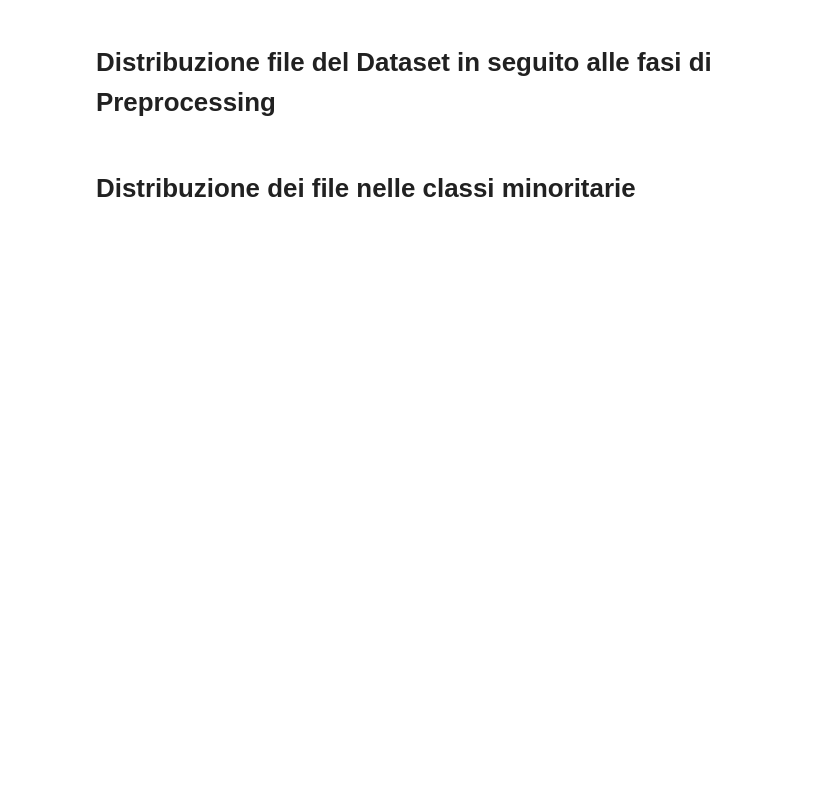
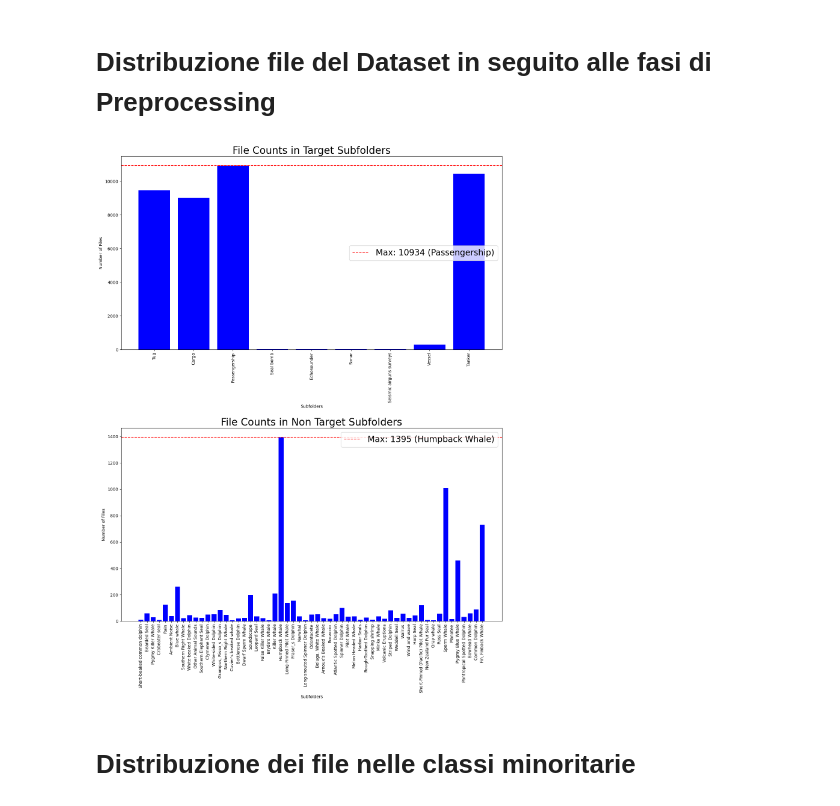
Before and after one commit to IreneGaita/UnderwaterSoundsClassification, a Jupyter notebook: Analisi_Dati/PreprocessingAnalysis.ipynb, the cells around one changed output. Drawn from its saved outputs; the diff is of its cells as text; code cells hidden in the pictures; blank space fills up the shorter version.

```diff
--- a/Analisi_Dati/PreprocessingAnalysis.ipynb
+++ b/Analisi_Dati/PreprocessingAnalysis.ipynb
@@ -57,3 +3,59 @@ plt.show()
+# %%
+# Import necessary libraries
+import os
+import matplotlib.pyplot as plt
+
+# Function to count files in each subfolder
+def count_files_in_subfolders(parent_folder):
+    subfolder_counts = {}
+    for subfolder in os.listdir(parent_folder):
+        subfolder_path = os.path.join(parent_folder, subfolder)
+        if os.path.isdir(subfolder_path):
+            file_count = sum([len(files) for r, d, files in os.walk(subfolder_path)])
+            subfolder_counts[subfolder] = file_count
+    return subfolder_counts
+
+# Paths to the Target and non-target directories
+target_path = 'Modello/Allenamento/Target'
+non_target_path = 'Modello/Allenamento/Non-target'
+
+# Get file counts
+target_counts = count_files_in_subfolders(target_path)
+non_target_counts = count_files_in_subfolders(non_target_path)
+
+# Plotting
+fig, axes = plt.subplots(2, 1, figsize=(14, 19))
+plt.rcParams.update({'font.size': 20})
+
+# Plot for Target
+max_target_value = max(target_counts.values())
+max_target_key = max(target_counts, key=target_counts.get)
+axes[0].bar(target_counts.keys(), target_counts.values(), color='blue')  # Specifica il colore blu
+axes[0].set_title('File Counts in Target Subfolders')
+axes[0].set_xlabel('Subfolders')
+axes[0].set_ylabel('Number of Files')
+axes[0].tick_params(axis='x', rotation=90)  # Ruota le etichette di 90 gradi
+axes[0].axhline(y=max_target_value, color='r', linestyle='--', label=f'Max: {max_target_value} ({max_target_key})')
+axes[0].legend()
+
+# Plot for Non Target
+max_non_target_value = max(non_target_counts.values())
+max_non_target_key = max(non_target_counts, key=non_target_counts.get)
+axes[1].bar(non_target_counts.keys(), non_target_counts.values(), color='blue')  # Specifica il colore blu
+axes[1].set_title('File Counts in Non Target Subfolders')
+axes[1].set_xlabel('Subfolders')
+axes[1].set_ylabel('Number of Files')
+axes[1].tick_params(axis='x', rotation=90)  # Ruota le etichette di 90 gradi
+axes[1].axhline(y=max_non_target_value, color='r', linestyle='--', label=f'Max: {max_non_target_value} ({max_non_target_key})')
+axes[1].legend()
+
+# Regola lo spazio tra i plot
+plt.tight_layout()
+
+# Mostra i plot
+plt.show()
+# %% [output]
+[figure, added]
 # %% [markdown]
 # Distribuzione dei file nelle classi minoritarie
 # %%
```
Also changed, not shown: parts of 2 cells of this notebook, 1 other file.
